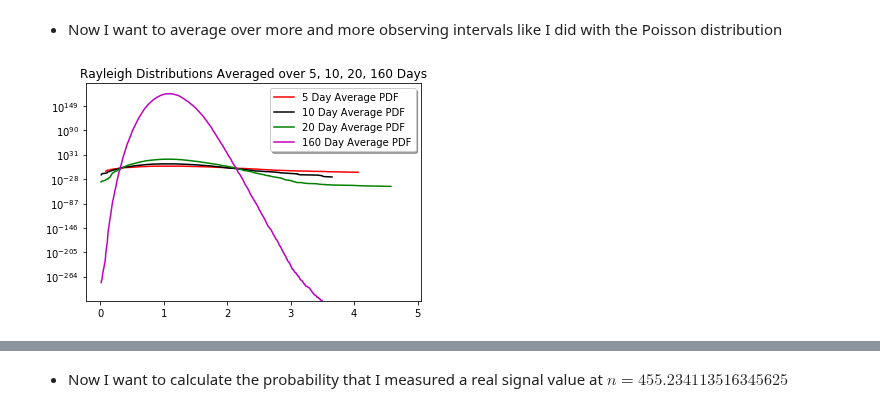
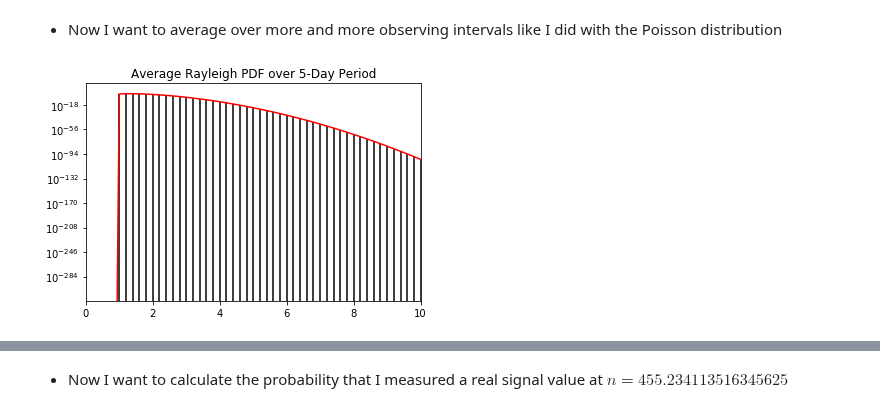
Before and after one commit to jbc1216/434-Portfolio, a Jupyter notebook: FinchCarr_Lab02.ipynb, the cells around one changed output, grey strips where cells are left out. Cells and saved outputs as stored; diff of their text form; code cells hidden in the pictures.

```diff
--- a/FinchCarr_Lab02.ipynb
+++ b/FinchCarr_Lab02.ipynb
@@ -196,31 +252,87 @@ plt.show()
 # %%
 Ray1 = stats.rayleigh.pdf(r, loc=0, scale=1)
 Ray2 = np.convolve(Ray1, Ray1, mode='full')
-Ray3 = np.convolve(Day2, Day1, mode='full')
-Ray4 = np.convolve(Day3, Day1, mode='full')
-Ray5 = np.convolve(Day4, Day1, mode='full')
-Ray10 = np.convolve(Day5, Day5, mode='full')
-Ray20 = np.convolve(Day10, Day10, mode='full')
-Ray40 = np.convolve(Day20, Day20, mode='full')
-Ray80 = np.convolve(Day40, Day40, mode='full')
-Ray160 = np.convolve(Day80, Day80, mode='full')
+Ray3 = np.convolve(Ray2, Ray1, mode='full')
+Ray4 = np.convolve(Ray3, Ray1, mode='full')
+Ray5 = np.convolve(Ray4, Ray1, mode='full')
+Ray10 = np.convolve(Ray5, Ray5, mode='full')
+Ray20 = np.convolve(Ray10, Ray10, mode='full')
+Ray40 = np.convolve(Ray20, Ray20, mode='full')
+Ray80 = np.convolve(Ray40, Ray40, mode='full')
+Ray160 = np.convolve(Ray80, Ray80, mode='full')
 # %%
-fig, ax = plt.subplots(1,1)
-plt.yscale('log')
-
 # Create x-axes for 5, 10, 20-day sums
 r5 = np.sort(stats.rayleigh.rvs(loc=0, scale=1, size=len(Ray5)))
 r10 = np.sort(stats.rayleigh.rvs(loc=0, scale=1, size=len(Ray10)))
 r20 = np.sort(stats.rayleigh.rvs(loc=0, scale=1, size=len(Ray20)))
 r160 = np.sort(stats.rayleigh.rvs(loc=0, scale=1, size=len(Ray160)))
 
 # Plot the Rayleigh Distributions averaged over 5, 10, 20 observing days
-ax.plot(r5, Ray5, 'r-', ms=8, label='5 Day Average PDF')
-ax.plot(r10, Ray10, 'k-', ms=8, label='10 Day Average PDF')
-ax.plot(r20, Ray20, 'g-', ms=8, label='20 Day Average PDF')
-ax.plot(r160, Ray160, 'm-', ms=8, label='160 Day Average PDF')
-plt.title('Rayleigh Distributions Averaged over 5, 10, 20, 160 Days')
-ax.legend(loc='best', shadow=True)
+
+# Plot 1
+
+days = 5
+avgPDF_Ray = Ray1
+for i in range(days-1):
+    avgPDF_Ray = np.convolve(avgPDF_Ray, Ray1);
+
+r = np.arange(len(avgPDF_Ray)) / days
+fig, ax1 = plt.subplots(1,1)
+ax1.vlines(r, 0, avgPDF_Ray, label='5-Day Average Rayleigh PDF')
+ax1.plot(r, avgPDF_Ray, 'r-')
+ax1.set_title('Average Rayleigh PDF over 5-Day Period')
+ax1.set_yscale('symlog', nonposy='clip', linthreshy=0.001)
+ax1.set_yscale('log')
+ax1.set_xlim(0,10)
+
+# Plot 2
+
+days = 10
+avgPDF_Ray = Ray1
+for i in range(days-1):
+    avgPDF_Ray = np.convolve(avgPDF_Ray, Ray1);
+
+r = np.arange(len(avgPDF_Ray)) / days
+fig, ax2 = plt.subplots(1,1)
+ax2.vlines(r, 0, avgPDF_Ray, label='10-Day Average Rayleigh PDF')
+ax2.plot(r, avgPDF_Ray, 'r-')
+ax2.set_title('Average Rayleigh PDF over 10-Day Period')
+ax2.set_yscale('symlog', nonposy='clip', linthreshy=0.001)
+ax2.set_yscale('log')
+ax2.set_xlim(0,10)
+
+
+# Plot 3
+days = 20
+avgPDF_Ray = Ray1
+for i in range(days-1):
+    avgPDF_Ray = np.convolve(avgPDF_Ray, Ray1);
+
+r = np.arange(len(avgPDF_Ray)) / days
+fig, ax3 = plt.subplots(1,1)
+ax3.vlines(r, 0, avgPDF_Ray, label='20-Day Average Rayleigh PDF')
+ax3.plot(r, avgPDF_Ray, 'r-')
+ax3.set_title('Average Rayleigh PDF over 20-Day Period')
+ax3.set_yscale('symlog', nonposy='clip', linthreshy=0.001)
+ax3.set_yscale('log')
+ax3.set_xlim(0,10)
+
+
+# Plot 4
+days = 40
+avgPDF_Ray = Ray1
+for i in range(days-1):
+    avgPDF_Ray = np.convolve(avgPDF_Ray, Ray1);
+
+r = np.arange(len(avgPDF_Ray)) / days
+fig, ax4 = plt.subplots(1,1)
+ax4.vlines(r, 0, avgPDF_Ray, label='40-Day Average Rayleigh PDF')
+ax4.plot(r, avgPDF_Ray, 'r-')
+ax4.set_title('Average Rayleigh PDF over 40-Day Period')
+ax4.set_yscale('symlog', nonposy='clip', linthresh=0.001)
+ax4.set_yscale('log')
+ax4.set_xlim(0,10)
+
 plt.show()
 # %% [output]
-[figure, old version]
+[figure, new version]
```
Also changed, not shown: parts of 13 cells of this notebook.
